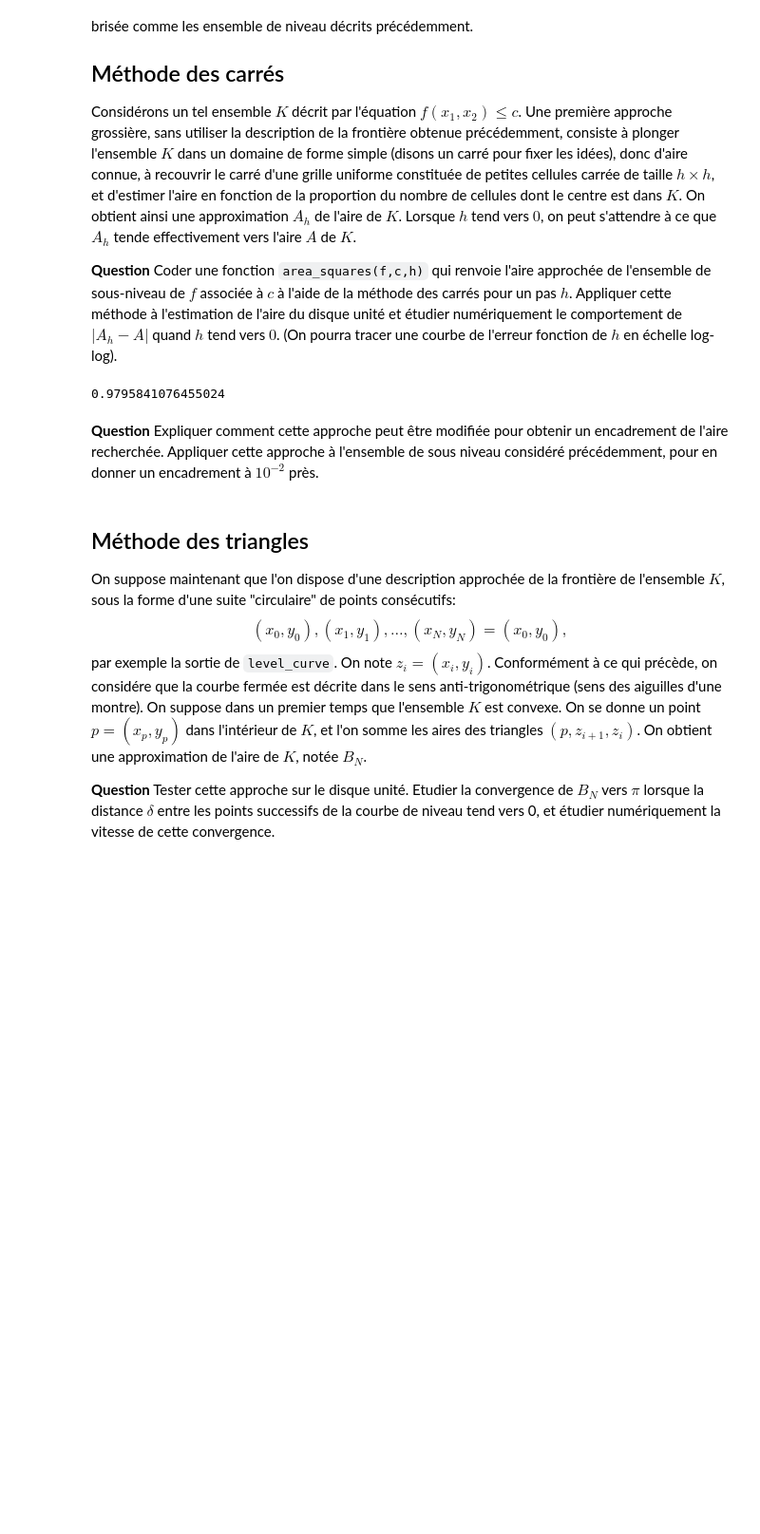
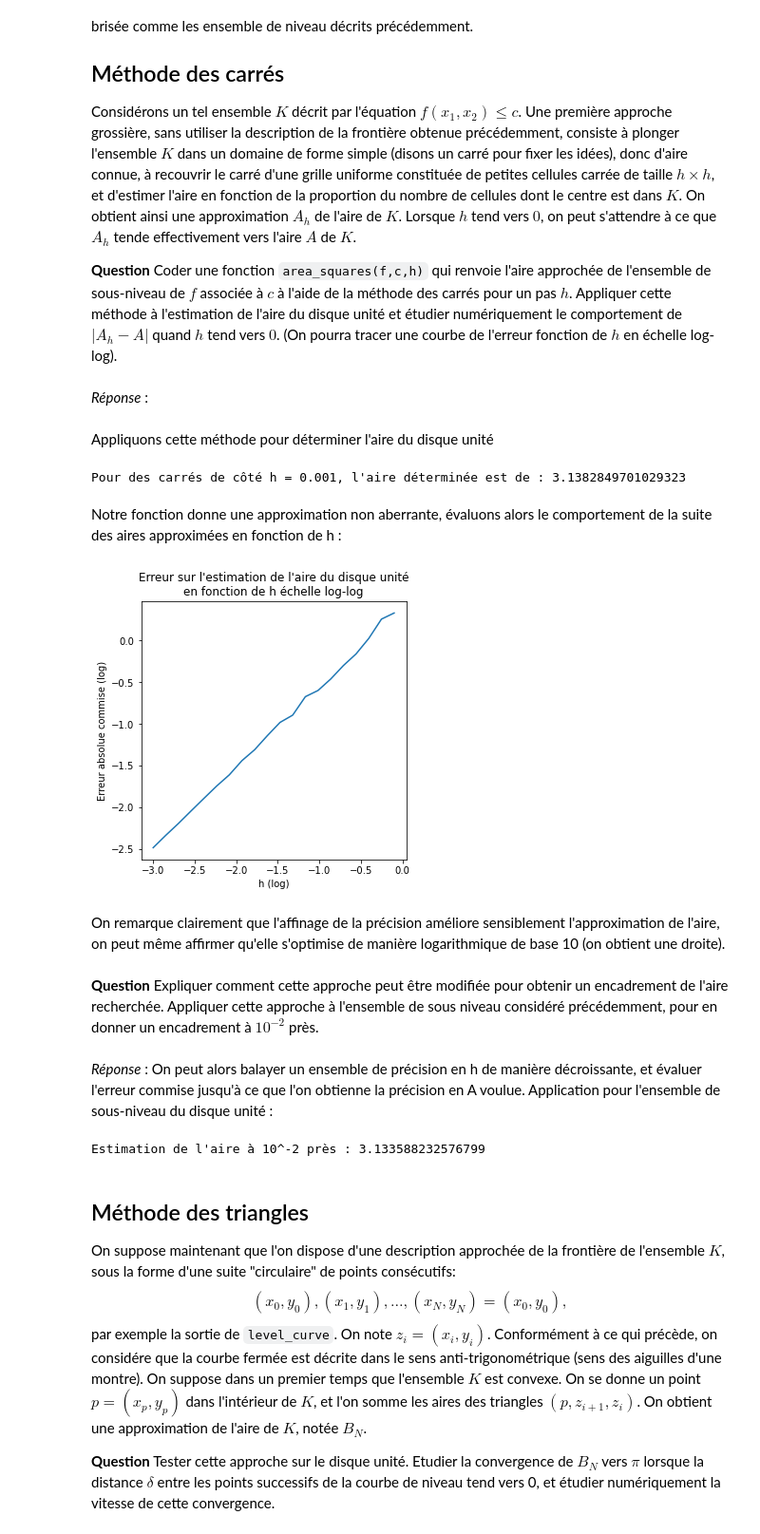
Before and after one commit to MathisGit/Projet-numerique, a Jupyter notebook: Projet numérique - Calcul différentiel.ipynb, the cells around one changed output. Shown: that part at 95% size. Saved outputs shown, nothing was run; the diff lists cells and outputs as text; code cells hidden in the pictures; blank space fills up the shorter version.

```diff
--- a/Projet numérique - Calcul différentiel.ipynb
+++ b/Projet numérique - Calcul différentiel.ipynb
@@ -428,27 +477,71 @@ Considérons un tel ensemble $K$ décrit par l'équation $f(x_1,x_2)\leq c$.
 Une première approche grossière, sans utiliser la description de la frontière obtenue précédemment, consiste à plonger l'ensemble  $K$ dans un domaine de forme simple (disons un carré pour fixer les idées), donc d'aire connue, à recouvrir le carré d'une grille uniforme constituée de petites cellules carrée de taille $h\times h$,  et d'estimer l'aire en fonction de la proportion du nombre de cellules dont le centre est  dans $K$. On obtient ainsi une approximation $A_h$ de l'aire de $K$. Lorsque $h$ tend vers $0$, on peut  s'attendre à ce que $A_h$ tende effectivement vers l'aire $A$ de $K$.
 
 **Question**  Coder une fonction `area_squares(f,c,h)` qui renvoie l'aire approchée de l'ensemble de sous-niveau de $f$ associée à $c$ à l'aide de la méthode des carrés pour un pas $h$. Appliquer cette méthode à l'estimation  de l'aire du disque unité et étudier numériquement le comportement de  $|A_h - A|$ quand $h$ tend vers $0$. (On pourra tracer une courbe de l'erreur fonction de $h$ en échelle log-log).
+# %% [markdown]
+*Réponse* :
 # %%
 def area_squares(f,c,h) :
+    "Renvoie l'aire approchée de l'ensemble de sous-niveau de f associée à c"
+    "à l'aide de la méthode des carrés pour un pas h"
     def F(x,y,c=c) :
+        "Fonction des 2 conditions pour la méthode de Newton"
         return np.array([f(x,y) - c, x-y])
     tab = level_curve2(f, Newton(F, c, c,eps,N)[0],Newton(F, c, c,eps,N)[1], c)
     xmin, xmax = np.min(tab[0]), np.max(tab[0])
     ymin, ymax = np.min(tab[1]), np.max(tab[1])
-    cote = max(xmax - xmin, ymax - ymin)
-    square1 = np.linspace(np.floor(10000 *xmin)/10000, np.floor(1000 * (xmin + cote) + 1)/1000, int(cote/h))
-    square2 = np.linspace(np.floor(10000 * ymin)/10000, np.floor(1000 * (ymin + cote) + 1)/1000, int(cote/h))
-    square = np.empty((2,int(np.floor(cote/h))))
-    square[0] = square1
-    square[1] = square2
-    proportion = np.sum(f(square[0],square[1]) < c) / np.size(square[0])
-    return proportion * (cote ** 2)
-area_squares(f1,0.8,0.01)
+    cote = max(xmax - xmin, ymax - ymin) # Construction du carré recouvrant l'ensemble délimité par la courbe de niveau
+    square1 = np.linspace(np.floor(10000 *xmin)/10000, np.floor(10000 * (xmin + cote) + 1)/10000, int(cote/h))  # Tableau des abscisses des petits carrés
+    square2 = np.linspace(np.floor(10000 * ymin)/10000, np.floor(10000 * (ymin + cote) + 1)/10000, int(cote/h)) # Tableau des ordonnées des petits carrés
+    n = int(np.floor(cote/h))
+    square = np.empty((n,n,2)) # Tableau des coordonnées des carrés de côté h
+    for i in range(n) :
+        for j in range(n) :
+            square[i,j,0] = square1[j] + h/2
+            square[i,j,1] = square2[i] + h/2
+    proportion = np.sum(f(square[:,:,0],square[:,:,1]) <= c) / np.size(square[:,:,0]) # Calcul de la proportion recouverte à l'aide d'un masque
+    return proportion * (cote ** 2) # Conversion à l'aide de l'aire totale
-# %% [output]
-0.9795841076455024
+# %% [markdown]
+Appliquons cette méthode pour déterminer l'aire du disque unité
+# %%
+def disque(x,y) :
+    return (x ** 2) + (y ** 2)
+# %%
+print("Pour des carrés de côté h = 0.001, l'aire déterminée est de : "+str(area_squares(disque,1.,0.001)))
+# %% [output]
+Pour des carrés de côté h = 0.001, l'aire déterminée est de : 3.1382849701029323
+# %% [markdown]
+Notre fonction donne une approximation non aberrante, évaluons alors le comportement de la suite des aires approximées en fonction de h :
+# %%
+liste_h = [10**(-n) for n in np.linspace(0.1,3,20)]
+liste_Ah = [area_squares(disque,1.,h) for h in liste_h]
+liste_log = np.log10(liste_h)
+xmin, xmax, ymin, ymax = -3., 0.3, 1., 3.8
+plt.plot(liste_log,np.log10([abs(Ah - np.pi) for Ah in liste_Ah]))
+#plt.axis([xmin,xmax,ymin,ymax])
+plt.title("Erreur sur l'estimation de l'aire du disque unité\nen fonction de h échelle log-log")
+plt.xlabel('h (log)')
+plt.ylabel('Erreur absolue commise (log)')
+plt.show()
+# %% [output]
+[figure, added]
+# %% [markdown]
+On remarque clairement que l'affinage de la précision améliore sensiblement l'approximation de l'aire, on peut même affirmer qu'elle s'optimise de manière logarithmique de base 10 (on obtient une droite).
 # %% [markdown]
 **Question**  Expliquer comment cette approche peut être modifiée pour obtenir un encadrement de l'aire recherchée.
 Appliquer cette approche à l'ensemble de sous niveau considéré précédemment, pour en donner un encadrement à $10^{-2}$ près.
+# %% [markdown]
+*Réponse* : On peut alors balayer un ensemble de précision en h de manière décroissante, et évaluer l'erreur commise jusqu'à ce que l'on obtienne la précision en A voulue. Application pour l'ensemble de sous-niveau du disque unité :
+# %%
+erreur = 1
+n = 0
+while erreur > 0.01 :
+    h = 10 ** (-n)
+    Ah = area_squares(disque,1.,h)
+    erreur = abs(np.pi - Ah)
+    n = n + 0.1
+print("Estimation de l'aire à 10^-2 près : "+str(Ah))
+# %% [output]
+Estimation de l'aire à 10^-2 près : 3.133588232576799
 # %% [markdown]
 ## Méthode des triangles
 On suppose maintenant que l'on dispose d'une description approchée de la frontière de l'ensemble $K$, sous la forme d'une suite "circulaire"  de points consécutifs:
```
Also changed, not shown: parts of 17 cells of this notebook.
